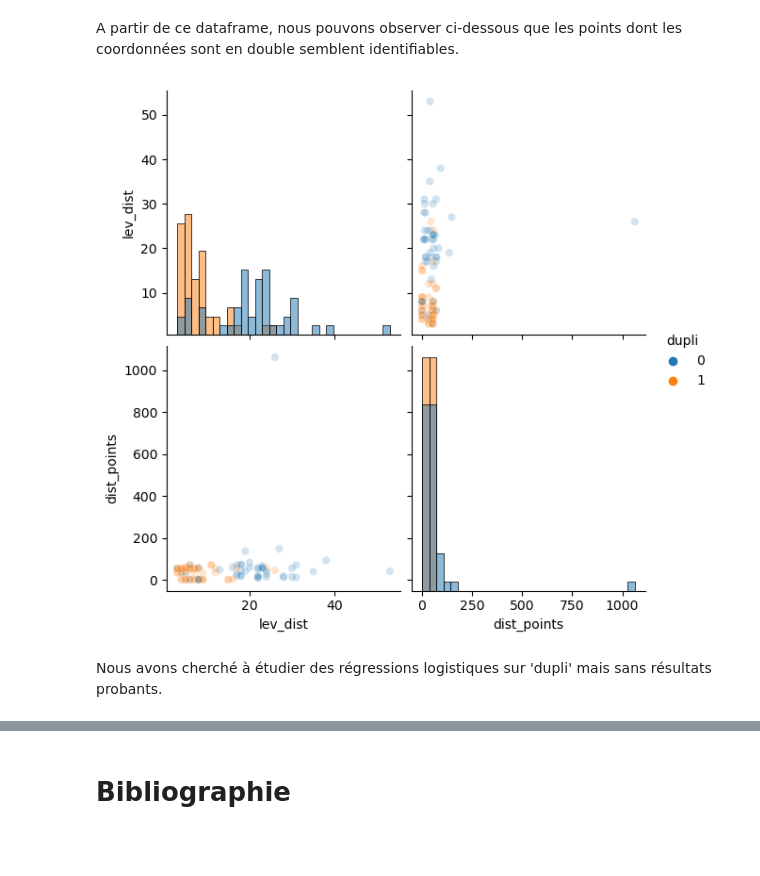
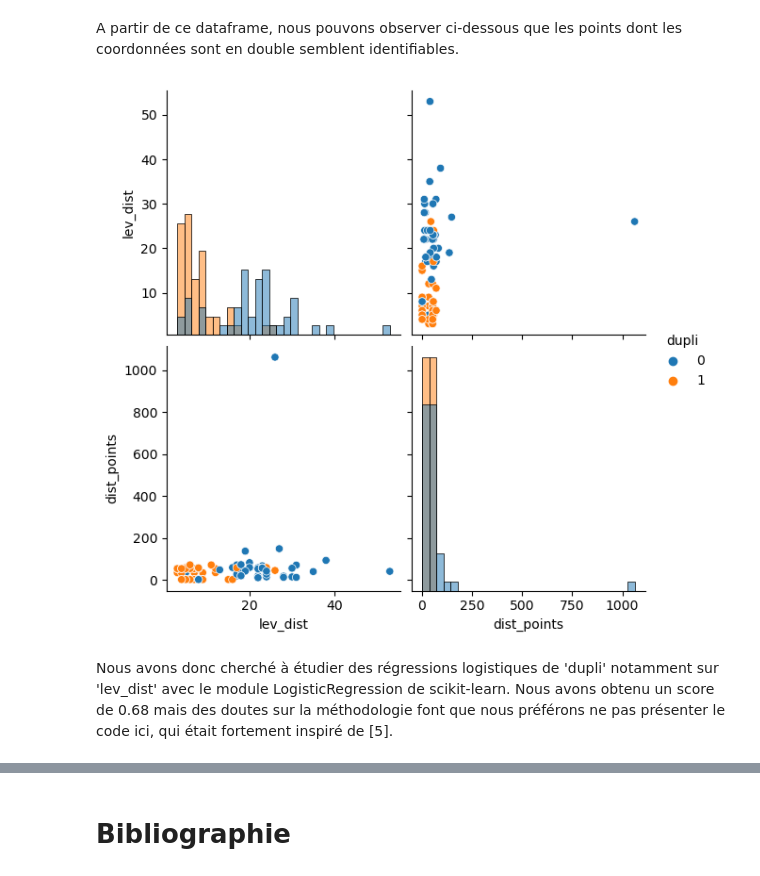
Before and after one commit to Suzie14/Mines, a Jupyter notebook: Main.ipynb, the cells around one changed output, grey strips where cells are left out. Drawn from its saved outputs; the diff is of its cells as text; code cells hidden in the pictures; blank space fills up the shorter version.

```diff
--- a/Main.ipynb
+++ b/Main.ipynb
@@ -262,20 +256,19 @@ A partir de ce dataframe, nous pouvons observer ci-dessous que les points dont l
 # %%
 import seaborn as sns
 
 columns = ["lev_dist", "dist_points"]
 _ = sns.pairplot(
     data=df_distances_str,
     vars=columns,
     hue='dupli',
-    plot_kws={"alpha": 0.2},
     height=3,
     diag_kind="hist",
     diag_kws={"bins": 30},
 )
 # %% [output]
-[figure, old version]
+[figure, new version]
 # %% [markdown]
-Nous avons cherché à étudier des régressions logistiques sur 'dupli' mais sans résultats probants.
+Nous avons donc cherché à étudier des régressions logistiques de 'dupli' notamment sur 'lev_dist' avec le module LogisticRegression de scikit-learn. Nous avons obtenu un score de 0.68 mais des doutes sur la méthodologie font que nous préférons ne pas présenter le code ici, qui était fortement inspiré de [5].
 # %% [markdown]
 # Conclusion et travaux complémentaires
 
```
Also changed, not shown: parts of 15 cells of this notebook.
